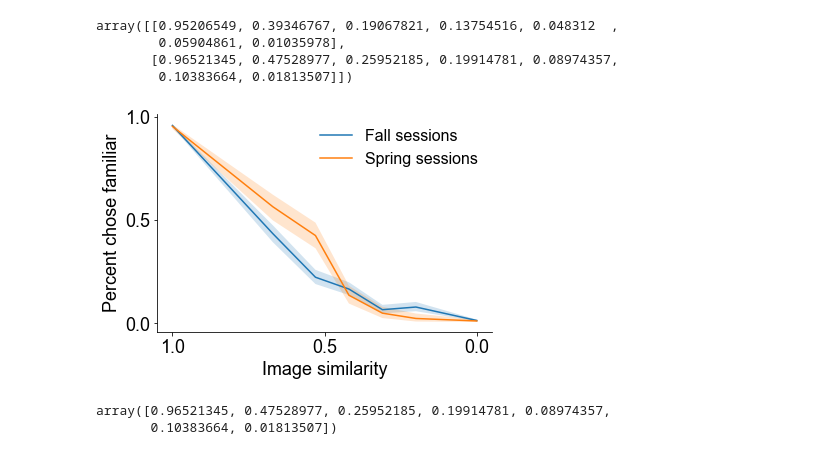
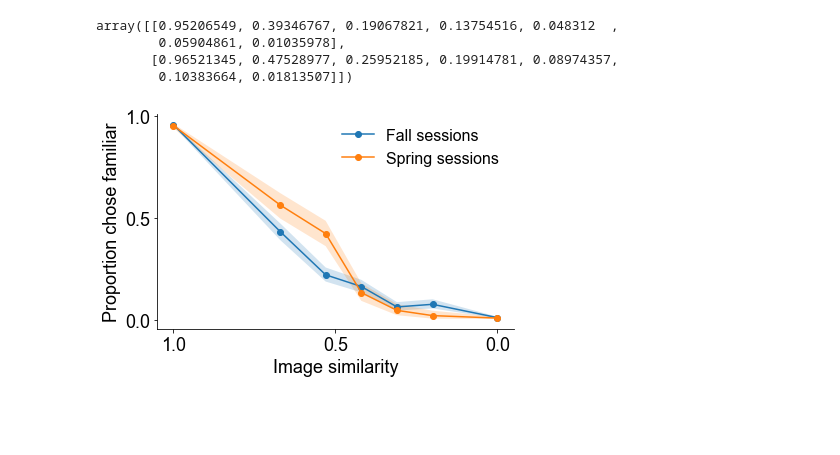
Before and after one commit to SimonBohn/QNC_2021, a Jupyter notebook: Data Vis Presentation.ipynb, the cells around one changed output. Saved outputs shown, nothing was run; the diff lists cells and outputs as text; code cells hidden in the pictures; blank space fills up the shorter version.

Commit message:
added charts

```diff
--- a/Data Vis Presentation.ipynb
+++ b/Data Vis Presentation.ipynb
@@ -50,26 +50,23 @@ array([[0.95206549, 0.39346767, 0.19067821, 0.13754516, 0.048312  ,
 # %%
 hfont = {'fontname':'Arial'}
 font = fm.FontProperties(family='Arial',
                                    weight='normal',
                                    style='normal', size=16)
 
 ax = plt.subplot(111)
-ax.plot(x_axis,fall_performance_sum/fall_total_trials)
-ax.plot(x_axis,spring_performance_sum/spring_total_trials)
+ax.plot(x_axis,fall_performance_sum/fall_total_trials,marker='o')
+ax.plot(x_axis,spring_performance_sum/spring_total_trials,marker='o')
 plt.fill_between(x_axis,fall_CIs[0],fall_CIs[1],alpha=.2)
 plt.fill_between(x_axis,spring_CIs[0],spring_CIs[1],alpha=.2)
 plt.legend(['Fall sessions','Spring sessions'],prop=font,frameon=False)
 plt.gca().invert_xaxis()
 plt.xlabel("Image similarity",**hfont,size=18)
-plt.ylabel("Percent chose familiar",**hfont,size=18)
+plt.ylabel("Proportion chose familiar",**hfont,size=18)
 plt.xticks([1,.5,0],**hfont,size=18)
 plt.yticks([0,.5,1],**hfont,size=18)
 ax.spines['right'].set_visible(False)
 ax.spines['top'].set_visible(False)
+plt.tight_layout()
+plt.savefig('hypothesis_plot.pdf')
 # %% [output]
-[figure, old version]
+[figure, new version]
-# %%
-fall_CIs[1]
-# %% [output]
-array([0.96521345, 0.47528977, 0.25952185, 0.19914781, 0.08974357,
-       0.10383664, 0.01813507])
```
Also changed, not shown: parts of 3 cells of this notebook, 5 other files.
